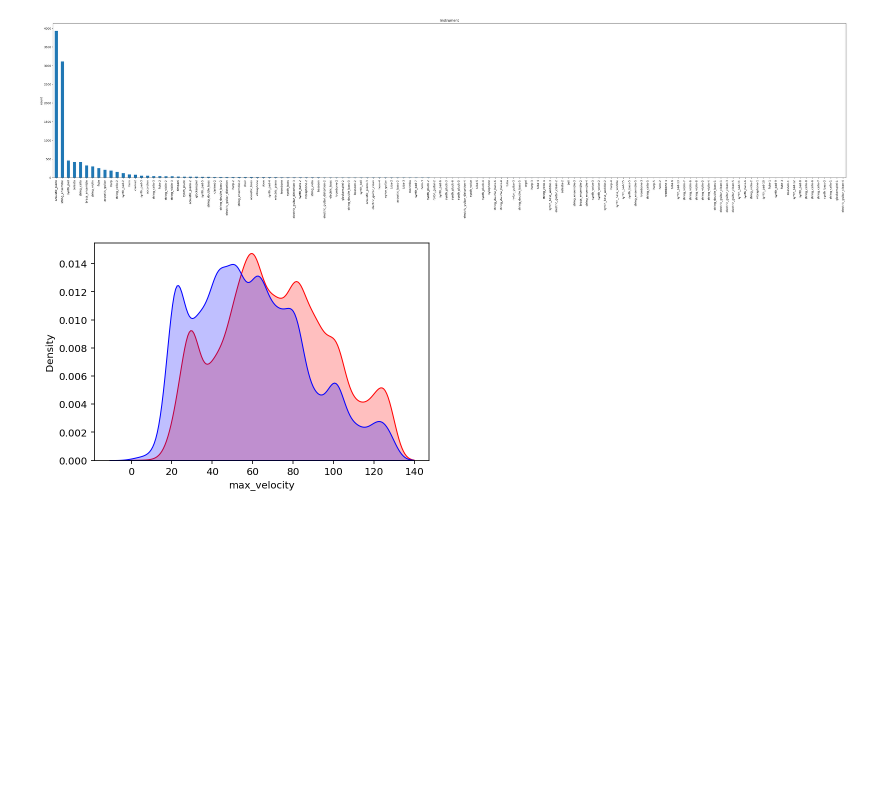
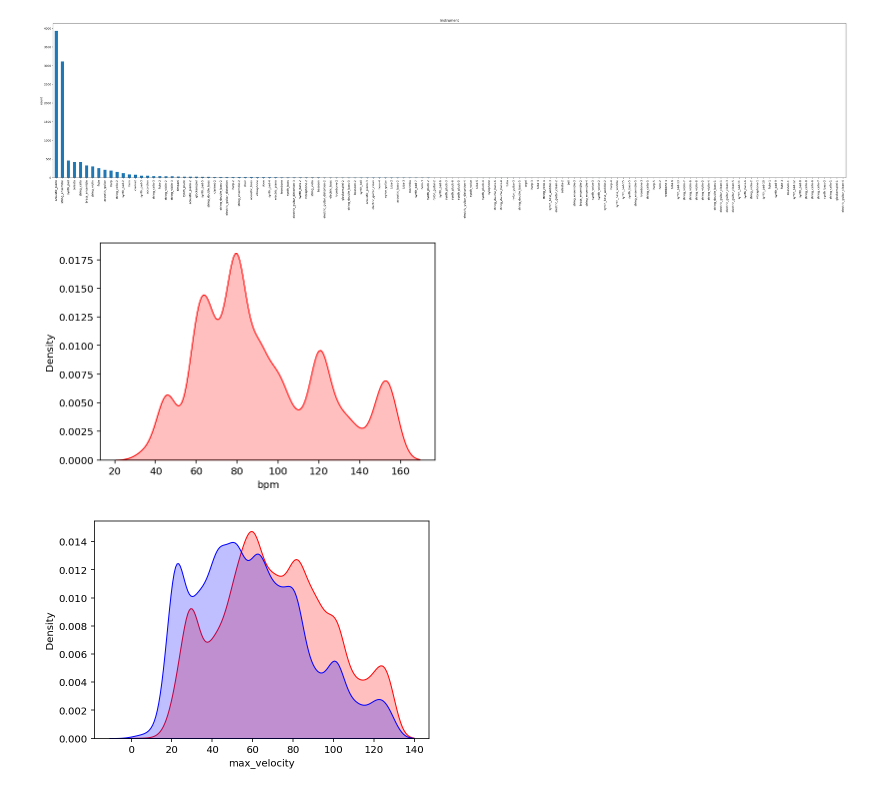
Before and after one commit to Data-Science-Community-SRM/Rhythm-Generator, a Jupyter notebook: notebook/EDA_zayed.ipynb, the cells around one changed output. Drawn from its saved outputs; the diff is of its cells as text; code cells hidden in the pictures; blank space fills up the shorter version.

```diff
--- a/notebook/EDA_zayed.ipynb
+++ b/notebook/EDA_zayed.ipynb
@@ -149,6 +138,11 @@ plt.ylabel("count")
 plt.show()
 # %% [output]
 [figure]
+# %%
+sns.kdeplot(df['bpm'],color='red',shade=True)
+plt.show()
+# %% [output]
+[figure, added]
 # %%
 sns.kdeplot(df['max_velocity'],color='red',shade=True)
 sns.kdeplot(df['min_velocity'],color='blue',shade=True)
```
Also changed, not shown: parts of 9 cells of this notebook.
